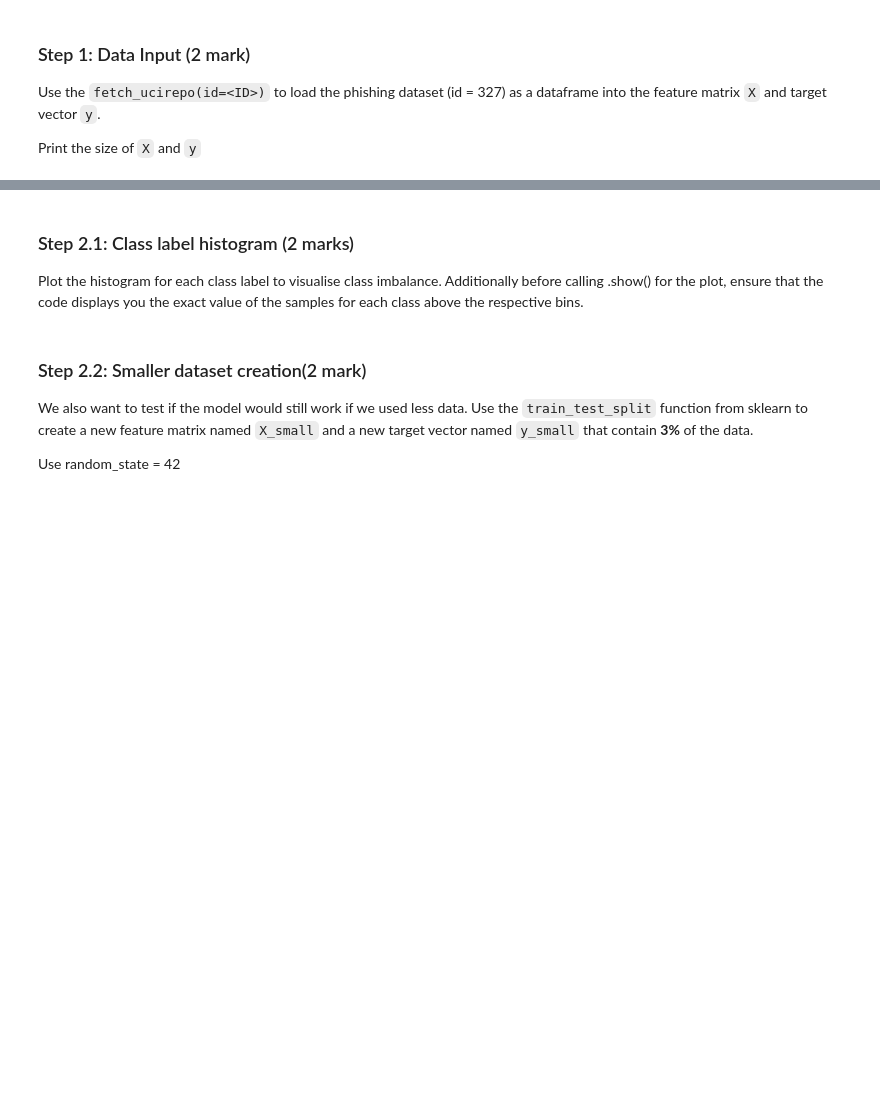
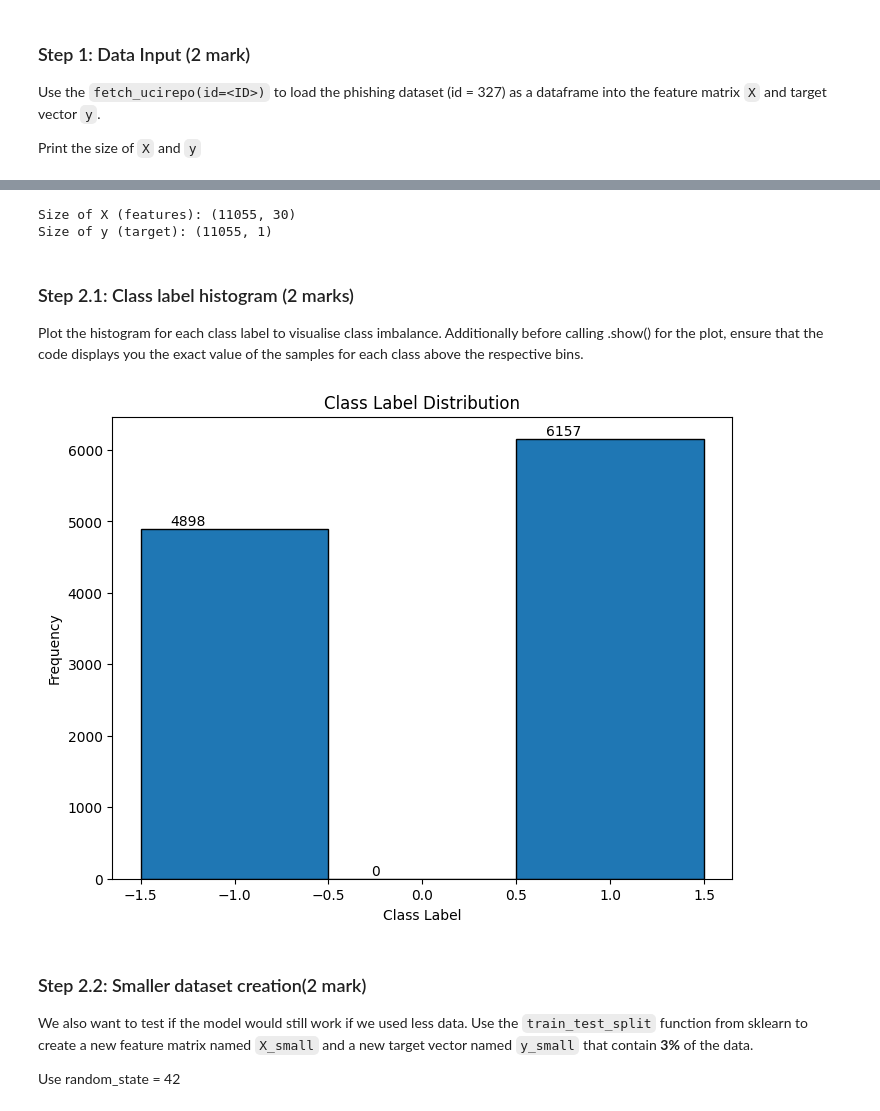
Before and after one commit to danielpolania1/engg680_2024_fall, a Jupyter notebook: Lab_Assigment3/ASSIGMENT 3.ipynb, the cells around one changed output, grey strips where cells are left out. Cells and saved outputs as stored; diff of their text form; code cells hidden in the pictures; blank space fills up the shorter version.

```diff
--- a/Lab_Assigment3/ASSIGMENT 3.ipynb
+++ b/Lab_Assigment3/ASSIGMENT 3.ipynb
@@ -572,3 +587,18 @@ Print the size of `X` and `y`
+# %%
+from ucimlrepo import fetch_ucirepo
+
+# Below code fetches dataset
+phishing_websites = fetch_ucirepo(id=327)
+
+# TO DO: data (as pandas dataframes) (1 mark)
+X = phishing_websites.data.features
+y = phishing_websites.data.targets
+# TO DO: display sizes of X and y (1 mark)
+print("Size of X (features):", X.shape)
+print("Size of y (target):", y.shape)
+# %% [output]
+Size of X (features): (11055, 30)
+Size of y (target): (11055, 1)
 # %% [markdown]
 ### Step 2.1: Class label histogram (2 marks)
 
@@ -578,3 +606,18 @@ Plot the histogram for each class label to visualise class imbalance. Additional
+# %%
+# TO DO: Check the class distribution of y (2 mark)
+y_array = y.values.ravel() if hasattr(y, "values") else y
+plt.figure(figsize=(8, 6))
+counts, bins, patches = plt.hist(y_array, bins=np.arange(y_array.min(), y_array.max() + 1.5) - 0.5, edgecolor='black')
+plt.xlabel("Class Label")
+plt.ylabel("Frequency")
+plt.title("Class Label Distribution")
+
+# Display exact values for each bin in the histogram
+for count, bin_x in zip(counts, bins):
+    plt.text(bin_x + 0.25, count + 10, str(int(count)), ha='center', va='bottom')
+plt.show()
+# %% [output]
+[figure, added]
 # %% [markdown]
 ### Step 2.2: Smaller dataset creation(2 mark)
 
```
Also changed, not shown: parts of 12 cells of this notebook.
